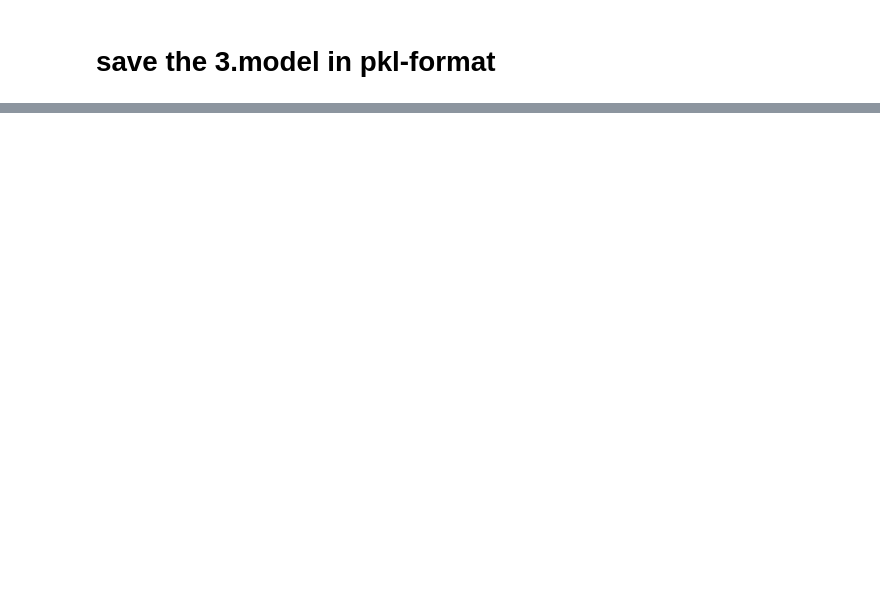
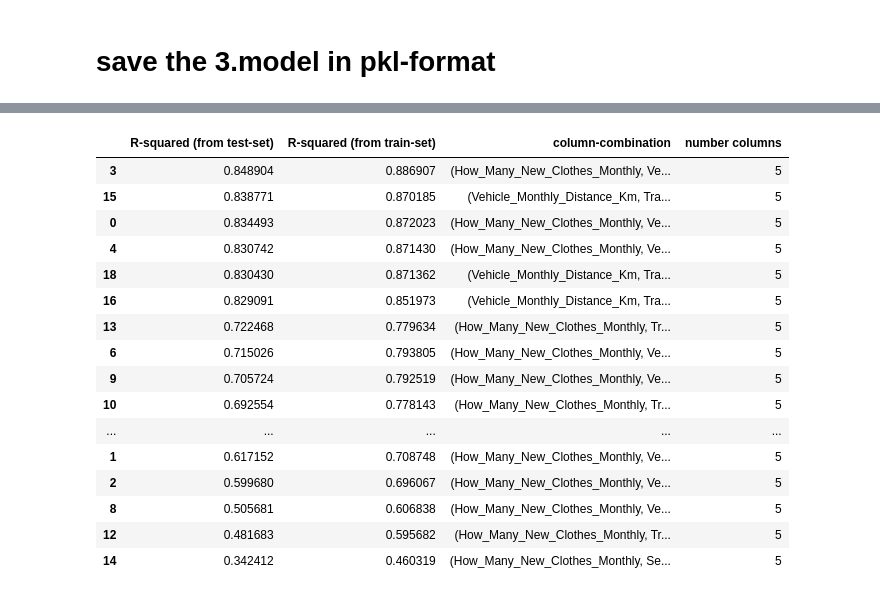
Before and after one commit to e-prossinger/CarbonFootprint_TechLab, a Jupyter notebook: individual_notebooks/Prossinger/experiments/different_model_fewer_features.ipynb, the cells around one changed output, grey strips where cells are left out. Drawn from its saved outputs; the diff is of its cells as text; code cells hidden in the pictures; blank space fills up the shorter version.

```diff
--- a/individual_notebooks/Prossinger/experiments/different_model_fewer_features.ipynb
+++ b/individual_notebooks/Prossinger/experiments/different_model_fewer_features.ipynb
@@ -400,5 +350,5 @@ we get:
 # %%
-columns_combination=['How_Many_New_Clothes_Monthly','Vehicle_Monthly_Distance_Km','Transport_Vehicle_Type','Sex','Frequency_of_Traveling_by_Air','Body_Type']
+columns_combination=['How_Many_New_Clothes_Monthly','Vehicle_Monthly_Distance_Km','Waste_Bag_Weekly_Count','Transport_Vehicle_Type','Frequency_of_Traveling_by_Air','Body_Type']
 
 X = df[columns_combination]
 
@@ -443,3 +388,56 @@ import pickle
 
 #with open('model_LGBMRegressor.pkl', 'wb') as model_file:
 #    pickle.dump(model, model_file)
+# %%
+
+# Suppress all warnings
+import warnings
+warnings.filterwarnings("ignore")
+
+# Suppress specific warning (SettingWithCopyWarning)
+warnings.filterwarnings("ignore", category=pd.errors.SettingWithCopyWarning)
+
+
+#8 columns
+top8_columns=['How_Many_New_Clothes_Monthly','Vehicle_Monthly_Distance_Km','Transport_Vehicle_Type','Sex','Frequency_of_Traveling_by_Air','Body_Type','Waste_Bag_Weekly_Count']
+
+#list of all possible subsets with 6 elements
+subsets6 = list(itertools.combinations(top8_columns, 5))
+print("Number of 6-element subsets:", len(subsets6))  #there are 28-elements in subsets6
+
+
+results=[]
+for columns_combination in subsets6:
+    X = df[list(columns_combination)]
+
+    # Convert categorical columns to category dtype
+    variables_for_one_hot_encoded=X.select_dtypes(include=['object','category']).columns.tolist()
+    X[variables_for_one_hot_encoded] = X[variables_for_one_hot_encoded].astype('category')    #chatGPT wrote that for me
+
+
+    y=df['CarbonEmission']
+    X_train, X_test, y_train, y_test = train_test_split(X,y, train_size = 0.75)
+
+
+    # Specify the categorical features by column names
+    categorical_features = variables_for_one_hot_encoded     #chatGPT wrote that for me
+
+    model = LGBMRegressor()
+    model.fit(X_train, y_train, categorical_feature=categorical_features)
+
+    #evaluate
+    y_train_pred = model.predict(X_train)
+    y_test_pred = model.predict(X_test)
+    train_scores = r2_score(y_train, y_train_pred)
+    test_scores = r2_score(y_test, y_test_pred)
+
+    results.append((test_scores,train_scores, columns_combination, len(columns_combination)))
+
+# Setze die maximale Breite einer Spalte auf None, um keine Begrenzung zu haben
+pd.set_option('display.max_colwidth', None)
+
+# Create a dataframe to display results
+results_df = pd.DataFrame(results, columns=['R-squared (from test-set)','R-squared (from train-set)', 'column-combination', 'number columns'])
+results_df.sort_values(by='R-squared (from test-set)', ascending=False, inplace=True) #sort by Score
+results_df
+# %% [output]
@@ -445,0 +461,17 @@ import pickle
+|  | R-squared (from test-set) | R-squared (from train-set) | column-combination | number columns |
+| 3 | 0.848904 | 0.886907 | (How_Many_New_Clothes_Monthly, Ve... | 5 |
+| 15 | 0.838771 | 0.870185 | (Vehicle_Monthly_Distance_Km, Tra... | 5 |
+| 0 | 0.834493 | 0.872023 | (How_Many_New_Clothes_Monthly, Ve... | 5 |
+| 4 | 0.830742 | 0.871430 | (How_Many_New_Clothes_Monthly, Ve... | 5 |
+| 18 | 0.830430 | 0.871362 | (Vehicle_Monthly_Distance_Km, Tra... | 5 |
+| 16 | 0.829091 | 0.851973 | (Vehicle_Monthly_Distance_Km, Tra... | 5 |
+| 13 | 0.722468 | 0.779634 | (How_Many_New_Clothes_Monthly, Tr... | 5 |
+| 6 | 0.715026 | 0.793805 | (How_Many_New_Clothes_Monthly, Ve... | 5 |
+| 9 | 0.705724 | 0.792519 | (How_Many_New_Clothes_Monthly, Ve... | 5 |
+| 10 | 0.692554 | 0.778143 | (How_Many_New_Clothes_Monthly, Tr... | 5 |
+| ... | ... | ... | ... | ... |
+| 1 | 0.617152 | 0.708748 | (How_Many_New_Clothes_Monthly, Ve... | 5 |
+| 2 | 0.599680 | 0.696067 | (How_Many_New_Clothes_Monthly, Ve... | 5 |
+| 8 | 0.505681 | 0.606838 | (How_Many_New_Clothes_Monthly, Ve... | 5 |
+| 12 | 0.481683 | 0.595682 | (How_Many_New_Clothes_Monthly, Tr... | 5 |
+| 14 | 0.342412 | 0.460319 | (How_Many_New_Clothes_Monthly, Se... | 5 |
```
Also changed, not shown: parts of 11 cells of this notebook.
